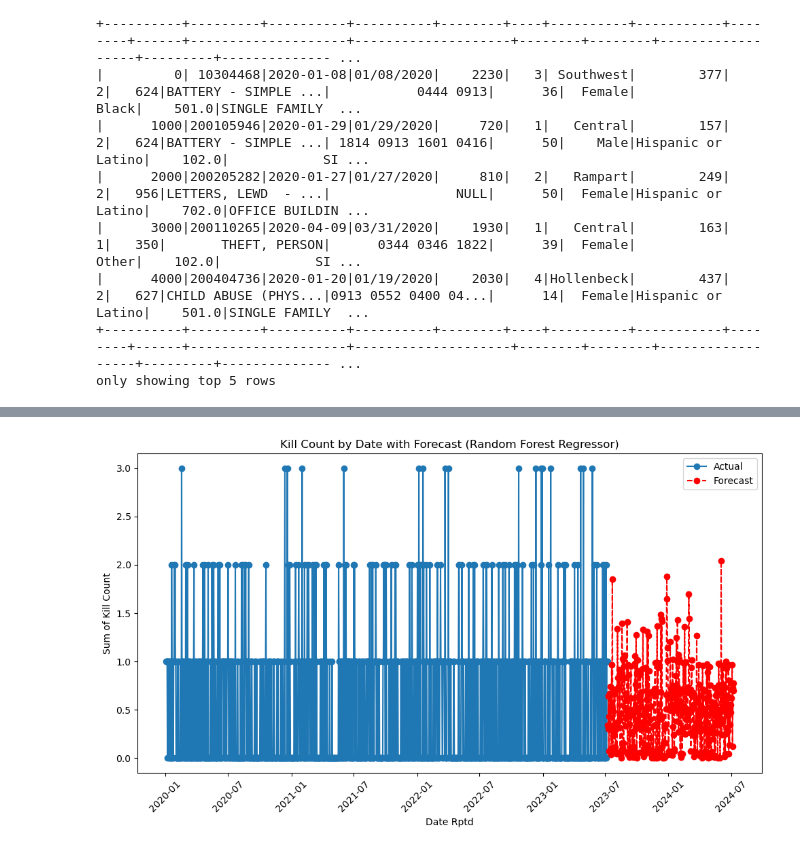
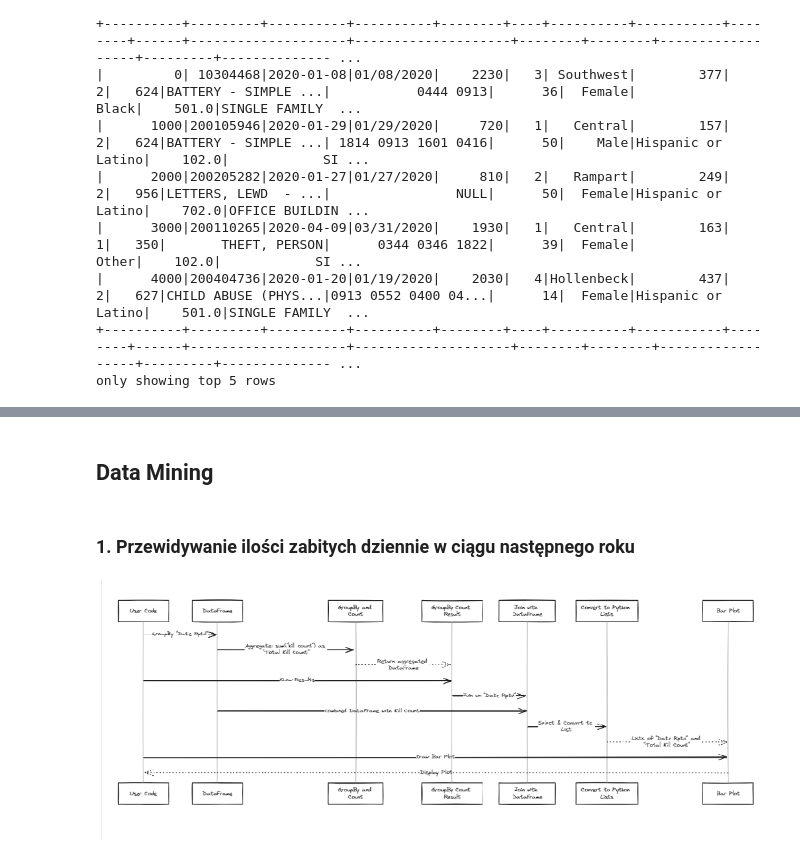
Before and after one commit to SzymonBal/Crime_Data_Werehouse, a Jupyter notebook: TIME_SERIES.ipynb, the cells around one changed output, grey strips where cells are left out. Saved outputs shown, nothing was run; the diff lists cells and outputs as text; code cells hidden in the pictures.

```diff
--- a/TIME_SERIES.ipynb
+++ b/TIME_SERIES.ipynb
@@ -527,53 +73,9 @@ plt.show()
-# %%
-import numpy as np
-import matplotlib.pyplot as plt
-import pandas as pd
-from sklearn.ensemble import RandomForestRegressor
-from sklearn.model_selection import train_test_split
-
-# Konwersja danych do list Pythona
-date_rptd = count_by_date.select("Date Rptd").rdd.flatMap(lambda x: x).collect()
-kill_count = count_by_date.select("count").rdd.flatMap(lambda x: x).collect()
-
-# Utworzenie ramki danych pandas
-df = pd.DataFrame({'Date Rptd': date_rptd, 'Sum of Kill Count': kill_count})
-df['Date Rptd'] = pd.to_datetime(df['Date Rptd'])  # Konwersja do typu daty
-
-# Uzupełnienie brakujących dat
-all_dates = pd.date_range(start=df['Date Rptd'].min(), end=df['Date Rptd'].max())
-existing_dates = pd.to_datetime(df['Date Rptd']).tolist()
-missing_dates = [date for date in all_dates if date not in existing_dates]
-missing_data = pd.DataFrame({'Date Rptd': missing_dates, 'Sum of Kill Count': 0})
-df = pd.concat([df, missing_data]).sort_values('Date Rptd').reset_index(drop=True)
-
-# Przygotowanie danych do modelu Random Forest Regressor
-df['Month'] = df['Date Rptd'].dt.month
-df['Day'] = df['Date Rptd'].dt.day
-X = df[['Month', 'Day']]
-y = df['Sum of Kill Count']
-
-# Podział danych na zbiór treningowy i testowy
-X_train, X_test, y_train, y_test = train_test_split(X, y, test_size=0.2, random_state=42)
-
-# Dopasowanie modelu Random Forest Regressor
-model = RandomForestRegressor(random_state=42)
-model.fit(X_train, y_train)
-
-# Prognoza na kolejny rok
-next_year_dates = pd.date_range(start=df['Date Rptd'].max() + pd.DateOffset(days=1), end=df['Date Rptd'].max() + pd.DateOffset(years=1), freq='D')
-next_year_X = pd.DataFrame({'Month': next_year_dates.month, 'Day': next_year_dates.day})
-forecast = model.predict(next_year_X)
-
-# Wykres szeregu czasowego z prognozą
-plt.figure(figsize=(10, 6))
-plt.plot(df['Date Rptd'], df['Sum of Kill Count'], marker='o', linestyle='-', label='Actual')
-plt.plot(next_year_dates, forecast, marker='o', linestyle='--', color='red', label='Forecast')
-plt.xlabel('Date Rptd')
-plt.ylabel('Sum of Kill Count')
-plt.title('Kill Count by Date with Forecast (Random Forest Regressor)')
-plt.xticks(rotation=45)
-plt.legend()
-plt.tight_layout()
-plt.show()
-# %% [output]
-[figure, removed]
+# %% [markdown]
+## Data Mining
+# %% [markdown]
+### 1. Przewidywanie ilości zabitych dziennie w ciągu następnego roku
+# %%
+from IPython.display import Image
+Image(filename='mining1.png')
+# %% [output]
+[figure, added]
```
Also changed, not shown: parts of 34 cells of this notebook, 3 other files.
